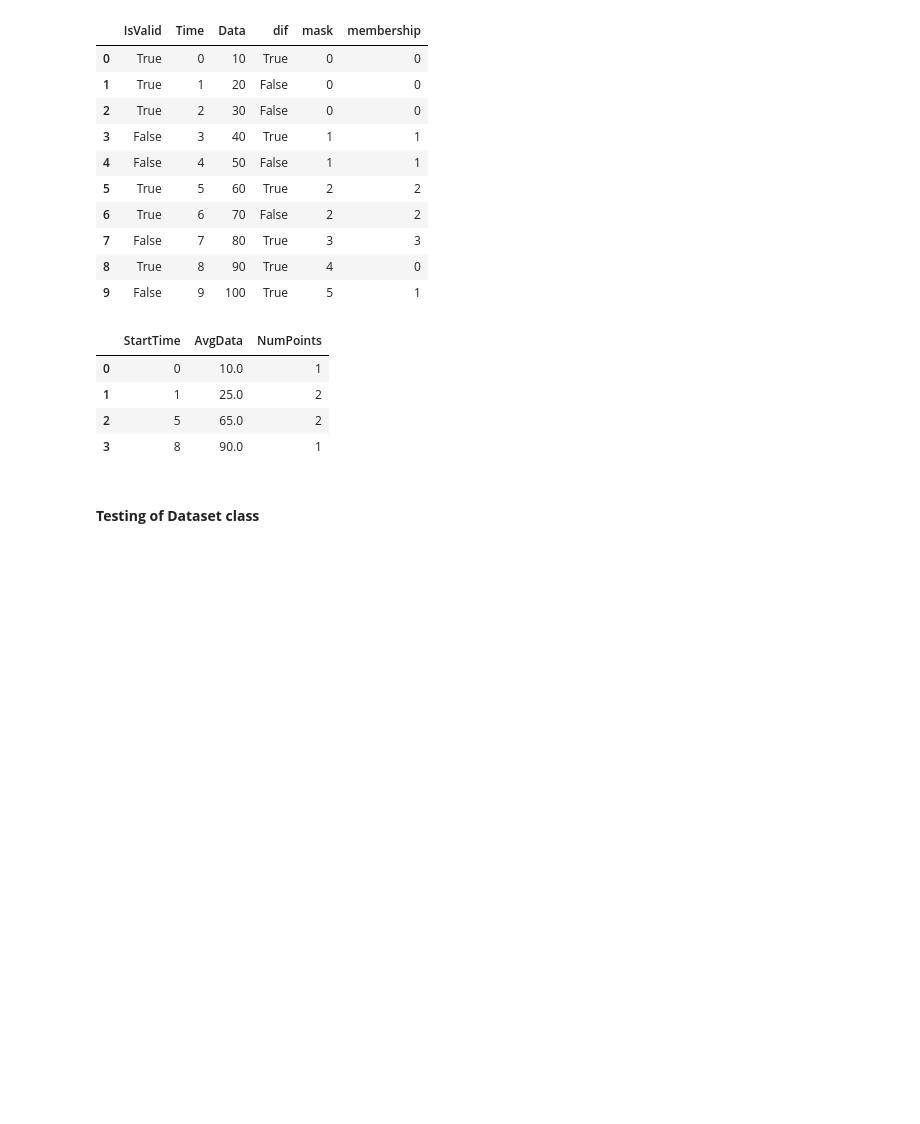
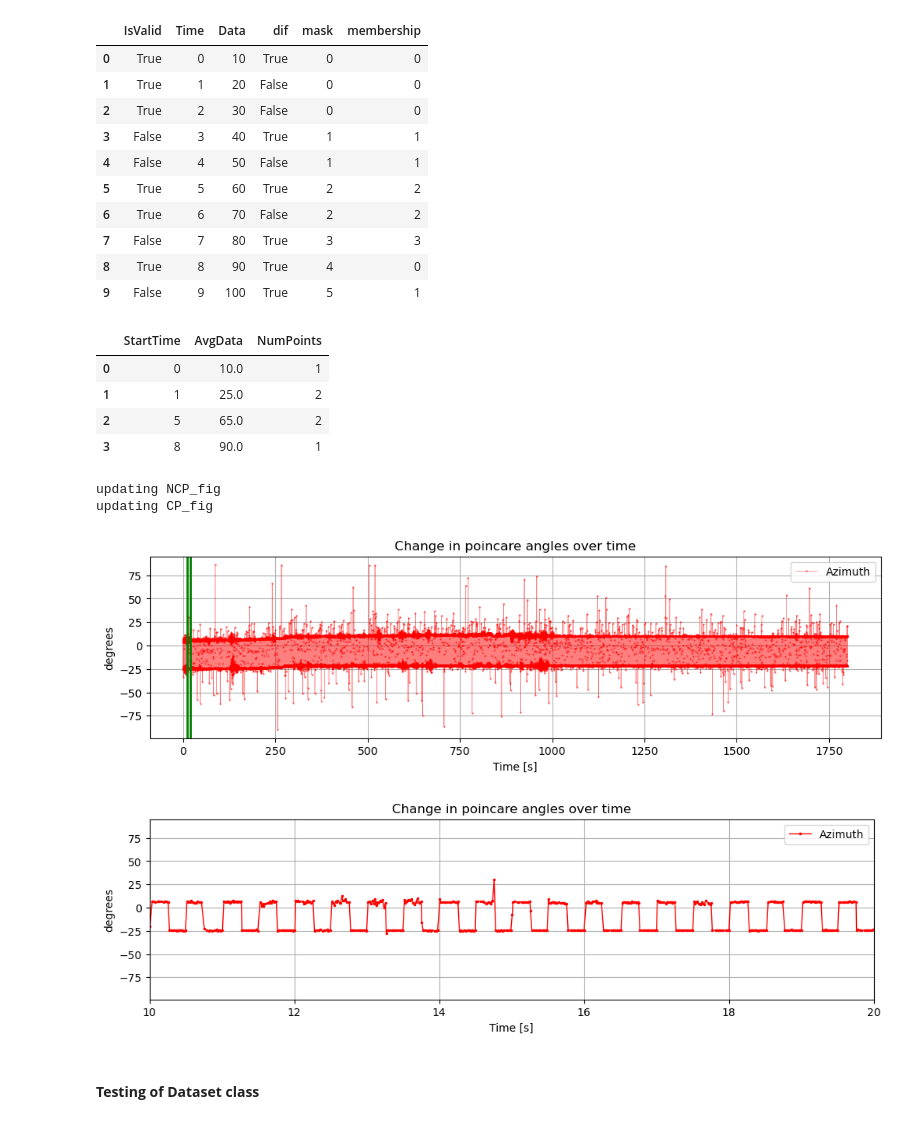
Before and after one commit to evanshaped/ptf, a Jupyter notebook: Britton_EPL.ipynb, the cells around one changed output. Saved outputs shown, nothing was run; the diff lists cells and outputs as text; code cells hidden in the pictures; blank space fills up the shorter version.

```diff
--- a/Britton_EPL.ipynb
+++ b/Britton_EPL.ipynb
@@ -620,6 +631,18 @@ display(new_df)
 | 1 | 1 | 25.0 | 2 |
 | 2 | 5 | 65.0 | 2 |
 | 3 | 8 | 90.0 | 1 |
+# %%
+plt.ioff()
+plt.close('all')
+filename = 'Datasets/Whole_setup/PAX_1545_2Hz_DC_stability_1.csv'
+#ds = datasets[0]
+ds = Dataset(filename)
+ds.plot(sample_range=(10,20),plot_param='Azimuth')
+# %% [output]
+updating NCP_fig
+updating CP_fig
+[figure, added]
+[figure, added]
 # %% [markdown]
 #### **Testing of Dataset class**
 # %%
```
Also changed, not shown: parts of 9 cells of this notebook.
